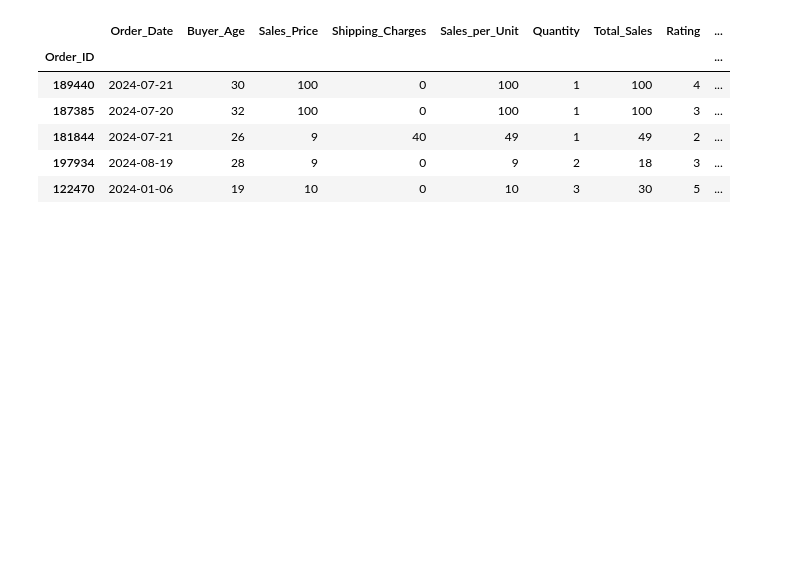
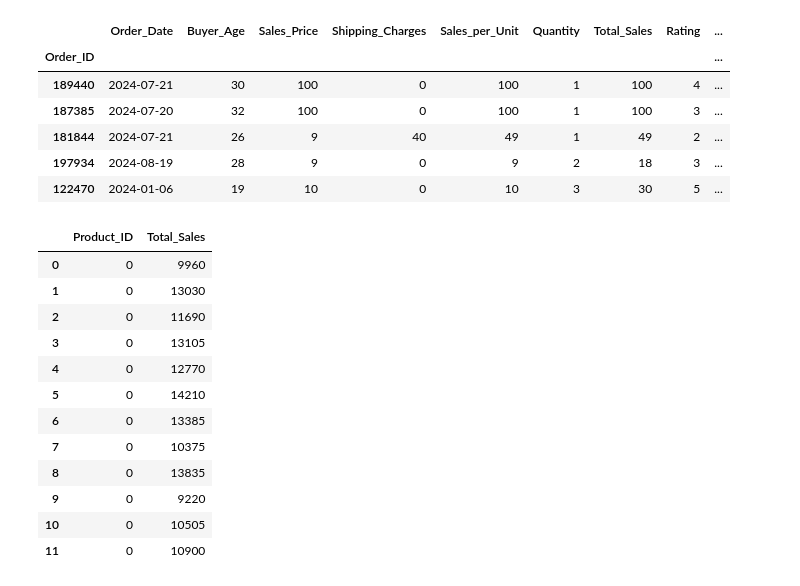
Before and after one commit to abdonrb/proyecto-ml, a Jupyter notebook: ML/models/trained/Time_series.ipynb, the cells around one changed output. Saved outputs shown, nothing was run; the diff lists cells and outputs as text; code cells hidden in the pictures; blank space fills up the shorter version.

```diff
--- a/ML/models/trained/Time_series.ipynb
+++ b/ML/models/trained/Time_series.ipynb
@@ -27,0 +25,24 @@ df['Total_Sales'] = np.log1p(df['Total_Sales'])
+# %%
+df['Year_Month'] = df['Order_Date'].dt.to_period('M')  # Ejemplo: 2023-11
+
+# Agrupar por mes y sumar las ventas
+df_monthly_sales = df.groupby(['Product_ID', 'Year_Month'])['Total_Sales'].sum().reset_index()
+
+# Convertir 'Year_Month' de Period a datetime (si es necesario)
+df_monthly_sales['Year_Month'] = df_monthly_sales['Year_Month'].dt.to_timestamp()
+
+df_monthly_sales[['Product_ID', 'Total_Sales']].head(12)
+# %% [output]
+|  | Product_ID | Total_Sales |
+| 0 | 0 | 9960 |
+| 1 | 0 | 13030 |
+| 2 | 0 | 11690 |
+| 3 | 0 | 13105 |
+| 4 | 0 | 12770 |
+| 5 | 0 | 14210 |
+| 6 | 0 | 13385 |
+| 7 | 0 | 10375 |
+| 8 | 0 | 13835 |
+| 9 | 0 | 9220 |
+| 10 | 0 | 10505 |
+| 11 | 0 | 10900 |
```
Also changed, not shown: parts of 20 cells of this notebook, 2 other files.
